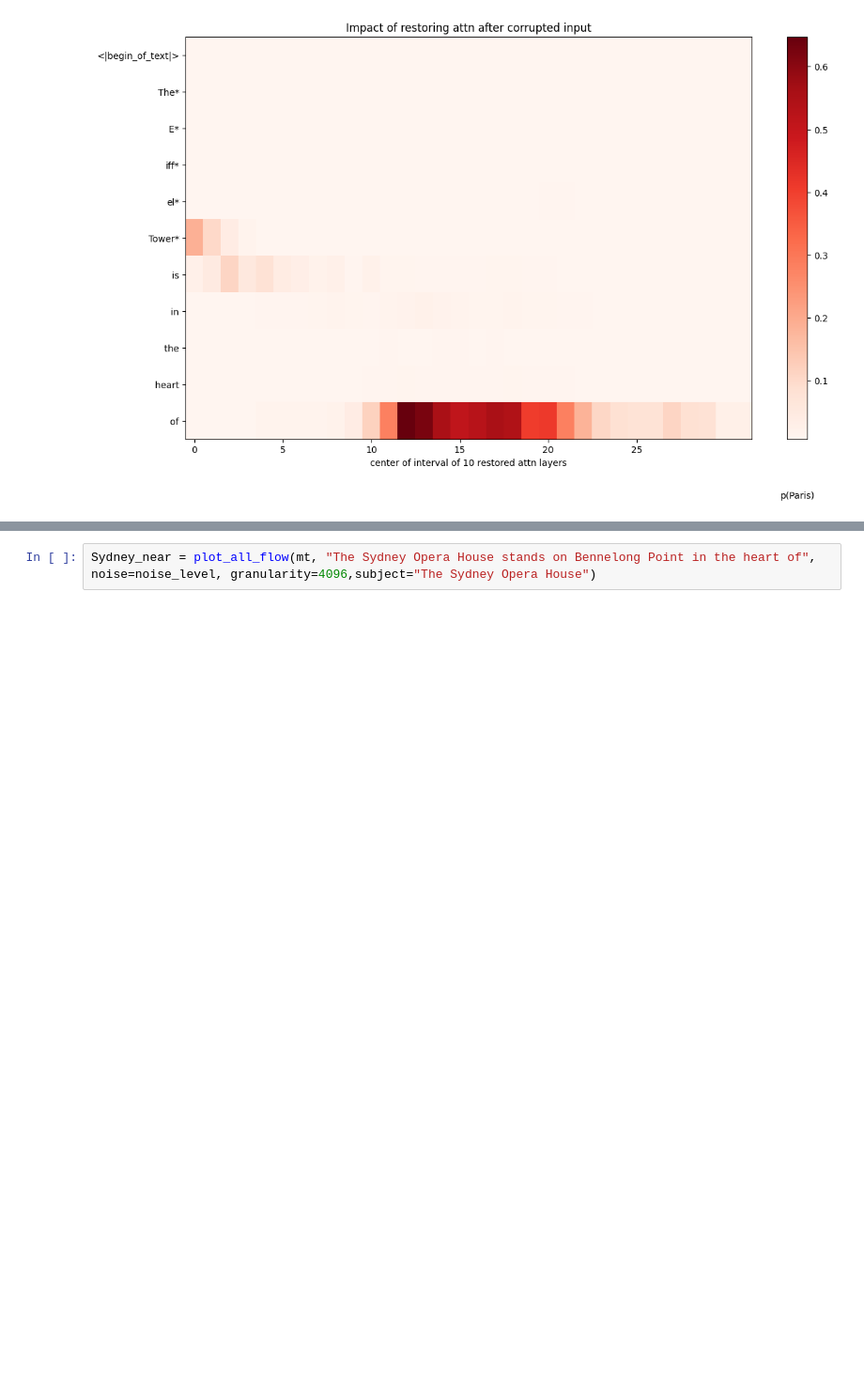
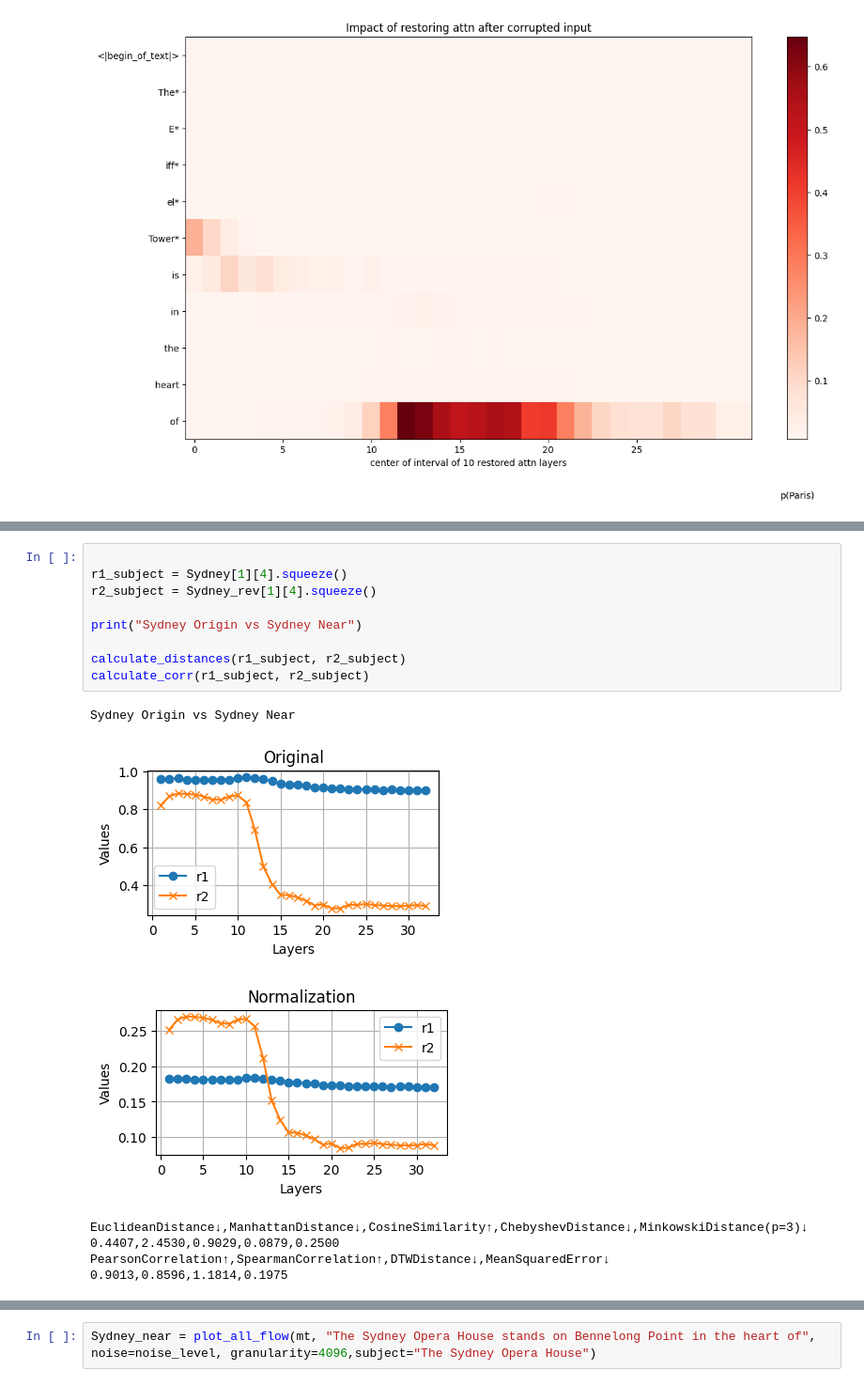
Before and after one commit to JACKPURCELL/rome, a Jupyter notebook: notebooks/validate_2_llama.ipynb, the cells around one changed output, grey strips where cells are left out. Shown at 94% size. Cells and saved outputs as stored; diff of their text form; blank space fills up the shorter version.

```diff
--- a/notebooks/validate_2_llama.ipynb
+++ b/notebooks/validate_2_llama.ipynb
@@ -334,0 +355,17 @@ Sydney = plot_all_flow(mt, "The Sydney Opera House is on the Bennelong Point in"
+# %%
+
+r1_subject = Sydney[1][4].squeeze()
+r2_subject = Sydney_rev[1][4].squeeze()
+
+print("Sydney Origin vs Sydney Near")
+
+calculate_distances(r1_subject, r2_subject)
+calculate_corr(r1_subject, r2_subject)
+# %% [output]
+Sydney Origin vs Sydney Near
+[figure, added]
+[figure, added]
+EuclideanDistance↓,ManhattanDistance↓,CosineSimilarity↑,ChebyshevDistance↓,MinkowskiDistance(p=3)↓
+0.4407,2.4530,0.9029,0.0879,0.2500
+PearsonCorrelation↑,SpearmanCorrelation↑,DTWDistance↓,MeanSquaredError↓
+0.9013,0.8596,1.1814,0.1975
```
Also changed, not shown: parts of 12 cells of this notebook, 1 other file.
